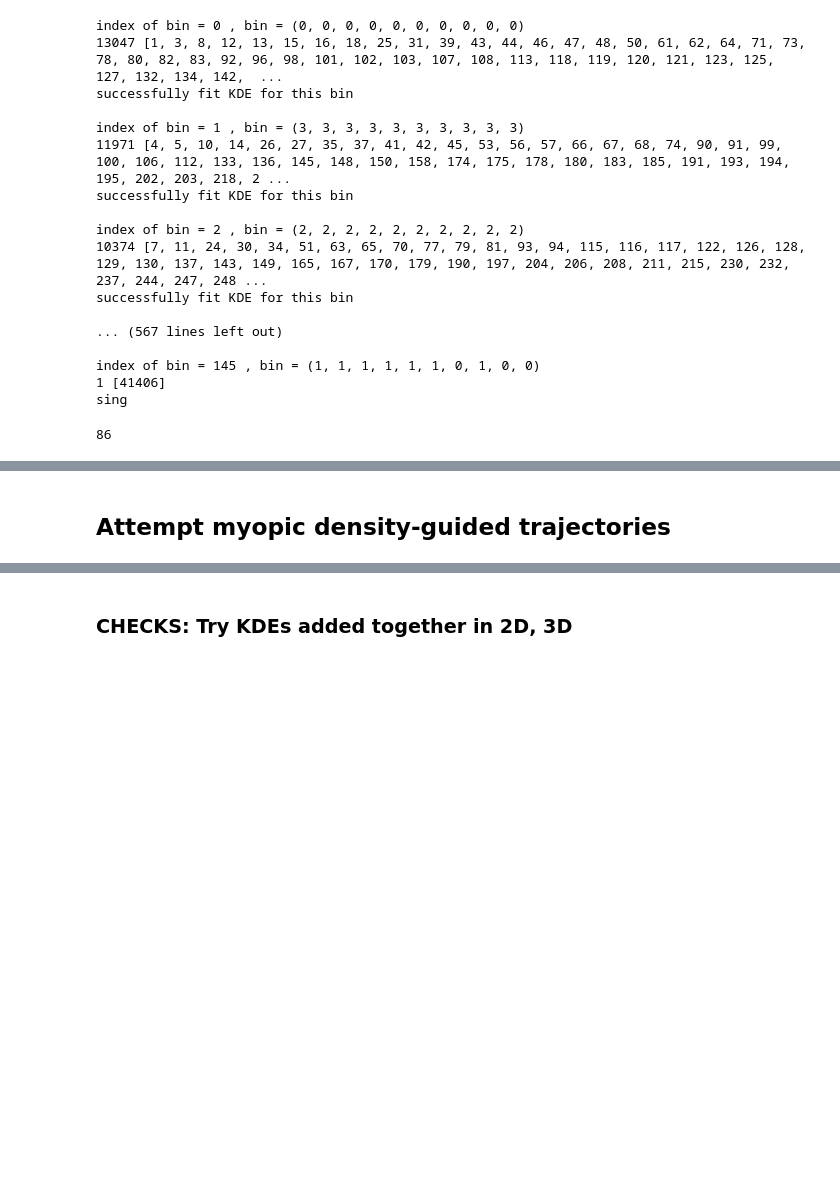
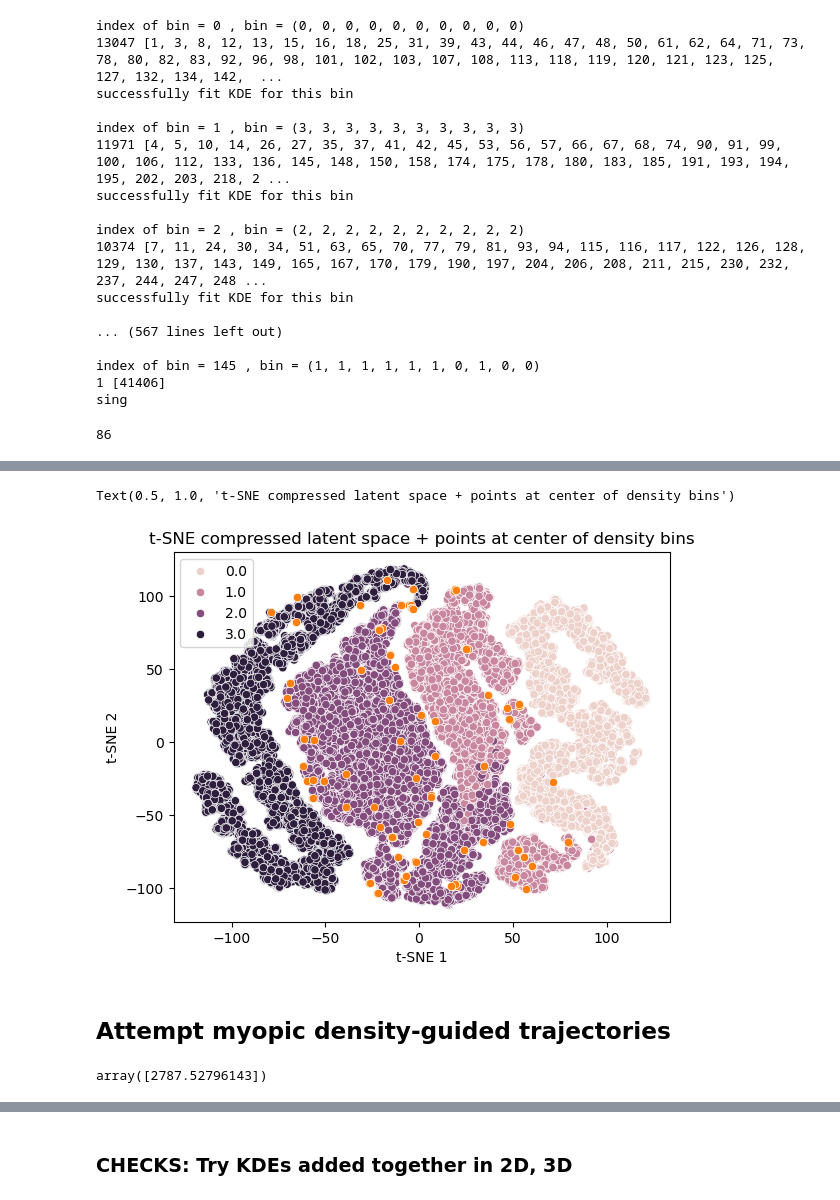
Before and after one commit to draeloslab/mm-vae, a Jupyter notebook: myopic_trajectories.ipynb, the cells around one changed output, grey strips where cells are left out. Cells and saved outputs as stored; diff of their text form; code cells hidden in the pictures; blank space fills up the shorter version.

Commit message:
Added code for t-SNE plot with centers of bins, 2D and 3D examples, changed KDE parameters

```diff
--- a/myopic_trajectories.ipynb
+++ b/myopic_trajectories.ipynb
@@ -488,3 +491,17 @@ df_density
 | 152 | (1, 1, 0, 0, 1, 0, 1, 1, 1, 1) | 1 | 0.000018 |
 | 153 | (1, 1, 1, 1, 1, 1, 1, 1, 0, 0) | 1 | 0.000018 |
 154 rows × 3 columns
+# %%
+# generate a point at center of each of bins
+# decode CFM
+# num_bins_per_dim
+center_bin_coords = []
+for row in df_density.itertuples():
+    # compute coord for each latent dimension
+    this_bin_coords = []
+    for dim in range(latent_dim):
+        bin = row.nonzero_bins[dim]
+        dim_binsize = (upper_limits[dim]-lower_limits[dim])/num_bins_per_dim
+        center_coord = lower_limits[dim] + (bin + 0.5)*dim_binsize
+        this_bin_coords.append(center_coord)
+    center_bin_coords.append(this_bin_coords)
@@ -572,0 +623,9 @@ len(kde_dict)
+# %%
+latent_plus_center = np.concatenate((latent_space, np.array(center_bin_coords)))
+# %%
+x_embedded_plus = TSNE(perplexity=30, random_state=22).fit_transform(latent_plus_center)
+# %%
+df_tsne = pd.DataFrame(x_embedded_plus, columns = ['t-SNE 1', 't-SNE 2'])
+df_tsne['label'] = df_latent['label']
+df_tsne['decoded_cfm'] = df_latent['decoded_cfm']
+df_tsne['strain'] = df_gene['Strain']
@@ -573,3 +648,11 @@ len(kde_dict)
+# %%
+plt.figure()
+sns.scatterplot(x='t-SNE 1', y='t-SNE 2', hue='label', data=df_tsne.iloc[:56651,:])
+sns.scatterplot(x='t-SNE 1', y='t-SNE 2', data=df_tsne.iloc[56651:,:])
+plt.title('t-SNE compressed latent space + points at center of density bins')
+# %% [output]
+Text(0.5, 1.0, 't-SNE compressed latent space + points at center of density bins')
+[figure, added]
 # %%
 def get_point_bin(point, lower_limits, upper_limits, num_bins_per_dim):
     '''
@@ -726,4 +815,8 @@ def density_guided_interpolation(
 
 with open('/home/nghayes/latent-space-trajectories/pairs.pkl', 'rb') as file:
     pairs = pickle.load(file)
+# %%
+kde_dict[(3,3,3,3,3,3,3,3,3,3)]((-8.4,-4.2,2.88,9.409,14.132,19.746,26.679,30.815,39.042,44.011))
+# %% [output]
+array([2787.52796143])
 # %%
```
Also changed, not shown: parts of 10 cells of this notebook.
